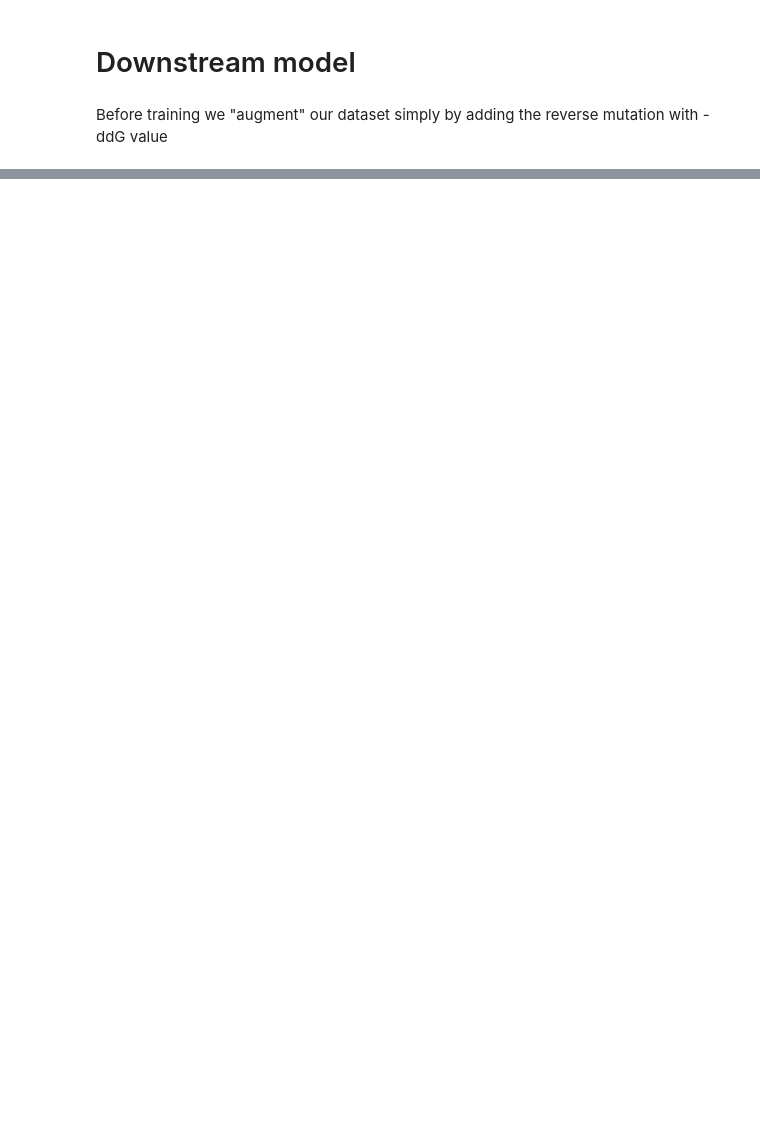
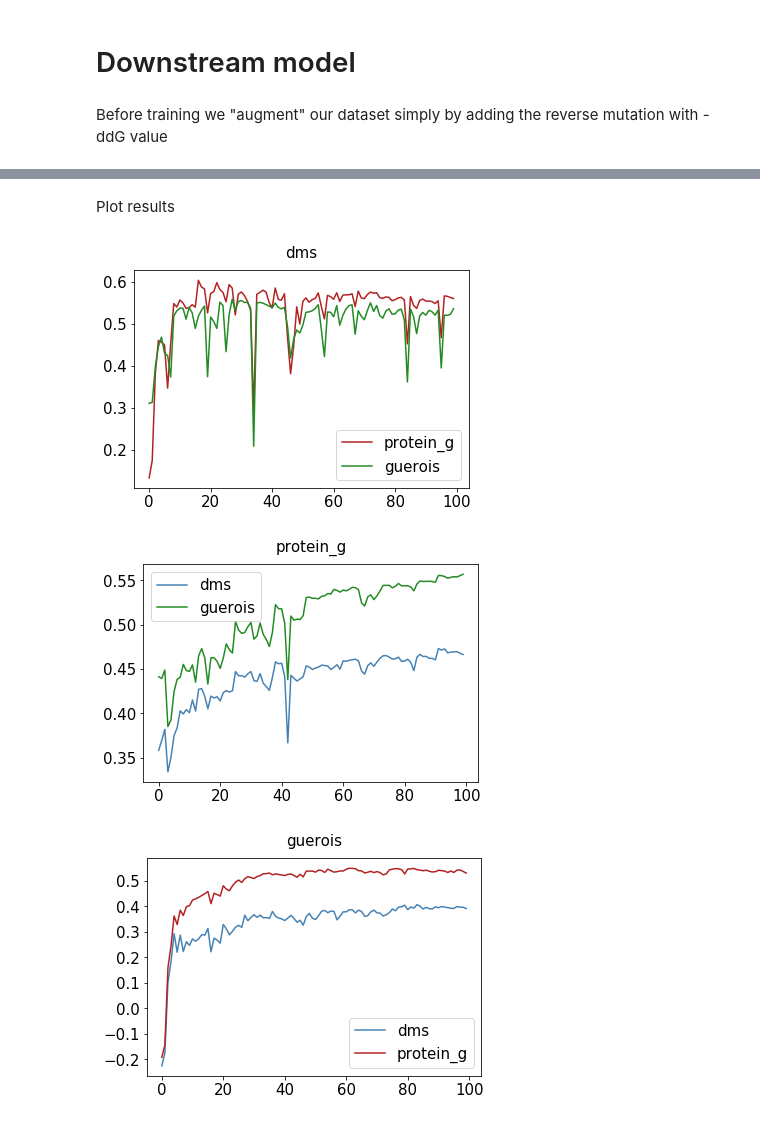
Before and after one commit to maher-kassem/cavity_model, a Jupyter notebook: cavity_model_pipeline.ipynb, the cells around one changed output, grey strips where cells are left out. Drawn from its saved outputs; the diff is of its cells as text; code cells hidden in the pictures; blank space fills up the shorter version.

```diff
--- a/cavity_model_pipeline.ipynb
+++ b/cavity_model_pipeline.ipynb
@@ -292,0 +302,5 @@ torch.Size([40, 44]) torch.Size([40])
+# %%
+ddg_dataloaders_train_dict = _get_ddg_training_dataloaders(
+    ddg_data_dict_augmented, BATCH_SIZE_DDG, SHUFFLE_DDG
+)
+ddg_dataloaders_val_dict = _get_ddg_validation_dataloaders(ddg_data_dict)
@@ -292,0 +311,8 @@ torch.Size([40, 44]) torch.Size([40])
+# %%
+pearsons_r_results_dict = _train_downstream_and_evaluate(
+    ddg_dataloaders_train_dict,
+    ddg_dataloaders_val_dict,
+    DEVICE,
+    LEARNING_RATE_DDG,
+    EPOCHS_DDG,
+)
@@ -292,0 +321,9 @@ torch.Size([40, 44]) torch.Size([40])
+# %% [markdown]
+Plot results
+# %%
+for key in pearsons_r_results_dict.keys():
+    _ = plot_validation_performance(key, pearsons_r_results_dict[key])
+# %% [output]
+[figure, added]
+[figure, added]
+[figure, added]
```
Also changed, not shown: parts of 20 cells of this notebook, 3 other files.
